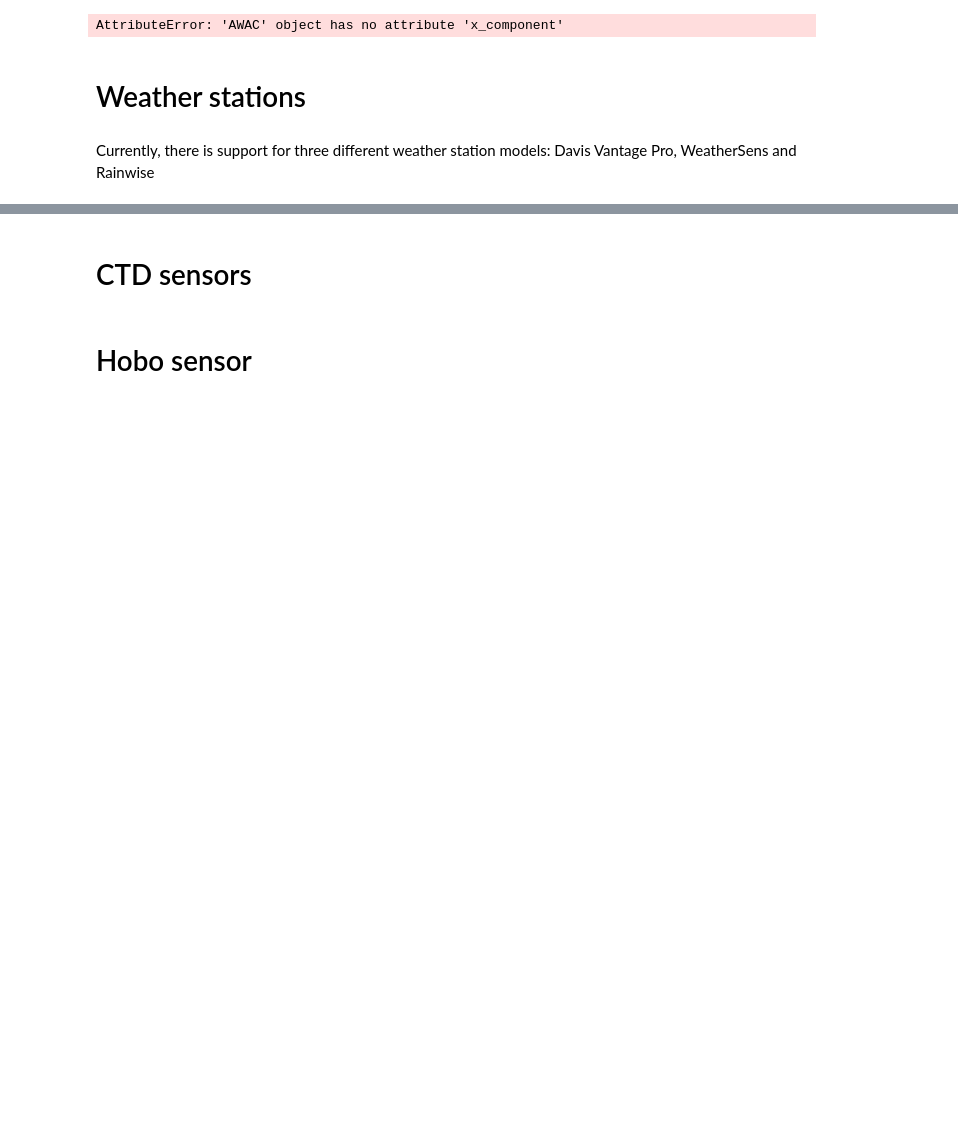
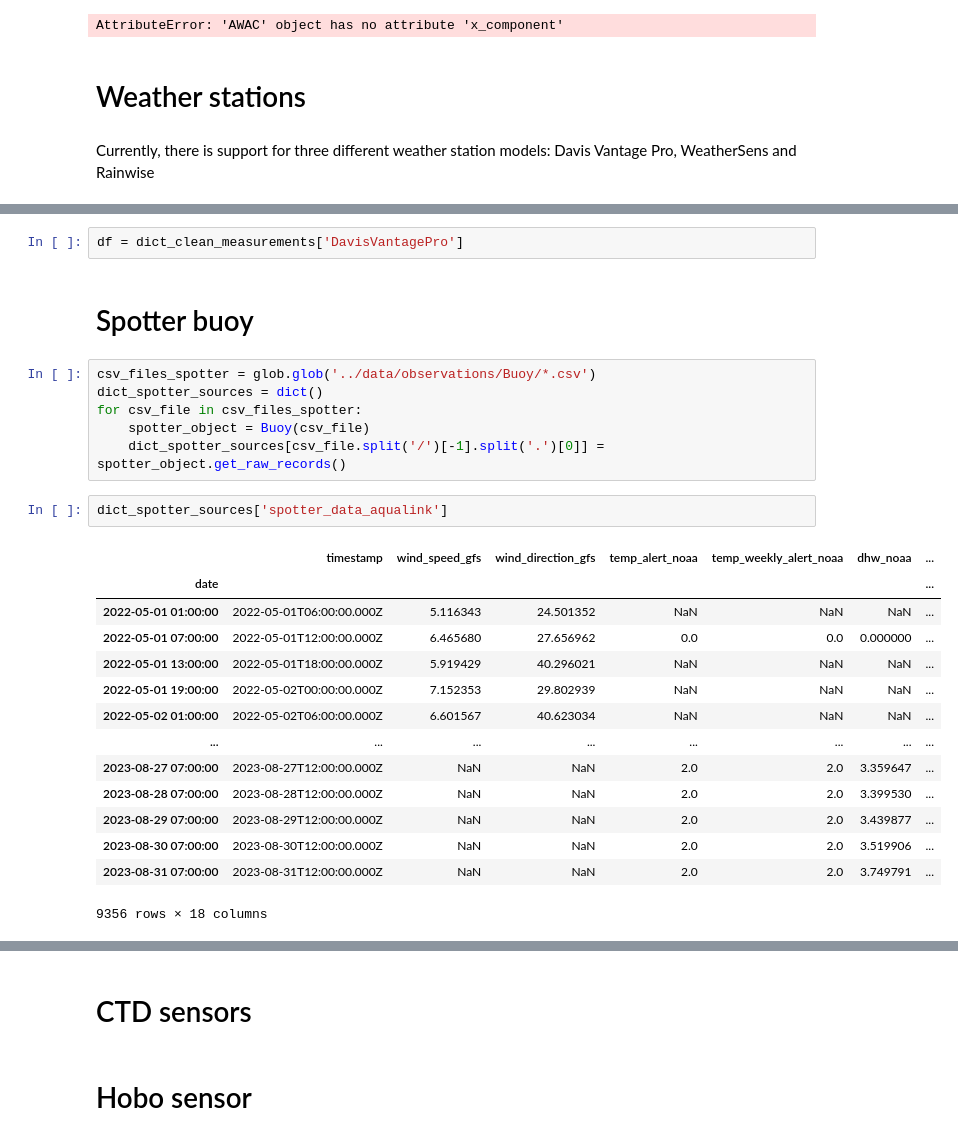
Before and after one commit to oceanicos-dev-org/oceanicospy, a Jupyter notebook: examples/reading_field_data.ipynb, the cells around one changed output, grey strips where cells are left out. Saved outputs shown, nothing was run; the diff lists cells and outputs as text; blank space fills up the shorter version.

Commit message:
creating buoy class for spotter under different sorces and user guide

```diff
--- a/examples/reading_field_data.ipynb
+++ b/examples/reading_field_data.ipynb
@@ -210,0 +206,27 @@ ImportError: Missing optional dependency 'openpyxl'.  Use pip or conda to instal
+# %%
+df = dict_clean_measurements['DavisVantagePro']
+# %% [markdown]
+# Spotter buoy
+# %%
+csv_files_spotter = glob.glob('../data/observations/Buoy/*.csv')
+dict_spotter_sources = dict()
+for csv_file in csv_files_spotter:
+    spotter_object = Buoy(csv_file)
+    dict_spotter_sources[csv_file.split('/')[-1].split('.')[0]] = spotter_object.get_raw_records()
+# %%
+dict_spotter_sources['spotter_data_aqualink']
+# %% [output]
+|  | timestamp | wind_speed_gfs | wind_direction_gfs | temp_alert_noaa | temp_weekly_alert_noaa | dhw_noaa | ... |
+| date |  |  |  |  |  |  | ... |
+| 2022-05-01 01:00:00 | 2022-05-01T06:00:00.000Z | 5.116343 | 24.501352 | NaN | NaN | NaN | ... |
+| 2022-05-01 07:00:00 | 2022-05-01T12:00:00.000Z | 6.465680 | 27.656962 | 0.0 | 0.0 | 0.000000 | ... |
+| 2022-05-01 13:00:00 | 2022-05-01T18:00:00.000Z | 5.919429 | 40.296021 | NaN | NaN | NaN | ... |
+| 2022-05-01 19:00:00 | 2022-05-02T00:00:00.000Z | 7.152353 | 29.802939 | NaN | NaN | NaN | ... |
+| 2022-05-02 01:00:00 | 2022-05-02T06:00:00.000Z | 6.601567 | 40.623034 | NaN | NaN | NaN | ... |
+| ... | ... | ... | ... | ... | ... | ... | ... |
+| 2023-08-27 07:00:00 | 2023-08-27T12:00:00.000Z | NaN | NaN | 2.0 | 2.0 | 3.359647 | ... |
+| 2023-08-28 07:00:00 | 2023-08-28T12:00:00.000Z | NaN | NaN | 2.0 | 2.0 | 3.399530 | ... |
+| 2023-08-29 07:00:00 | 2023-08-29T12:00:00.000Z | NaN | NaN | 2.0 | 2.0 | 3.439877 | ... |
+| 2023-08-30 07:00:00 | 2023-08-30T12:00:00.000Z | NaN | NaN | 2.0 | 2.0 | 3.519906 | ... |
+| 2023-08-31 07:00:00 | 2023-08-31T12:00:00.000Z | NaN | NaN | 2.0 | 2.0 | 3.749791 | ... |
+9356 rows × 18 columns
```
Also changed, not shown: parts of 6 cells of this notebook, 10 other files.
